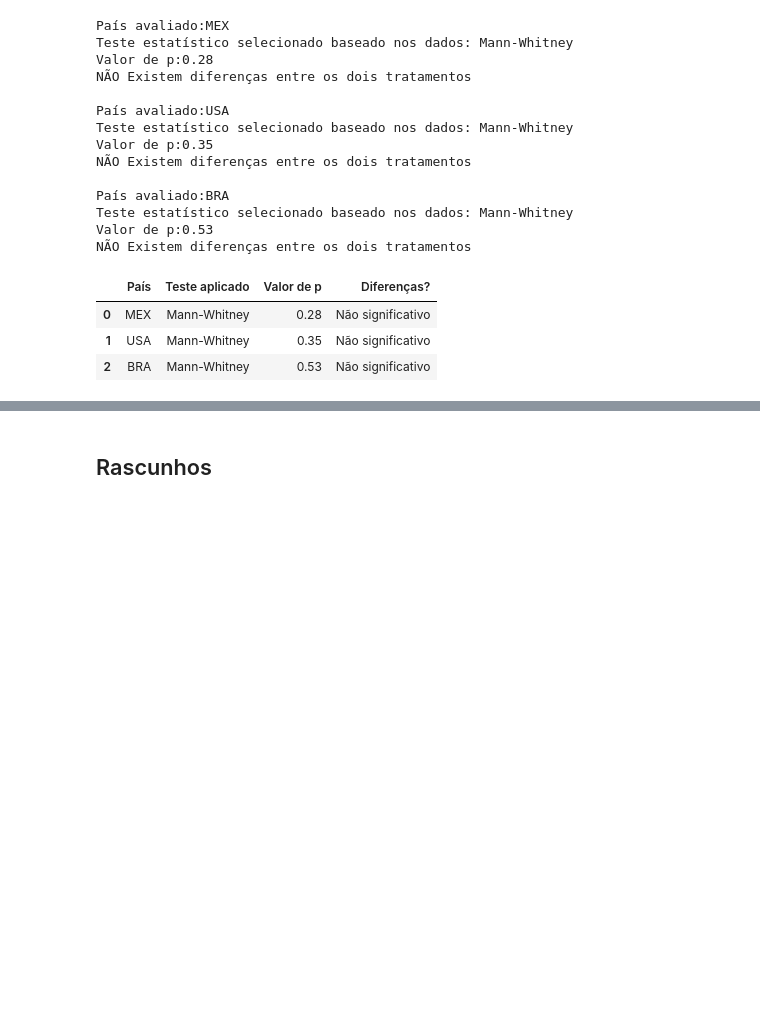
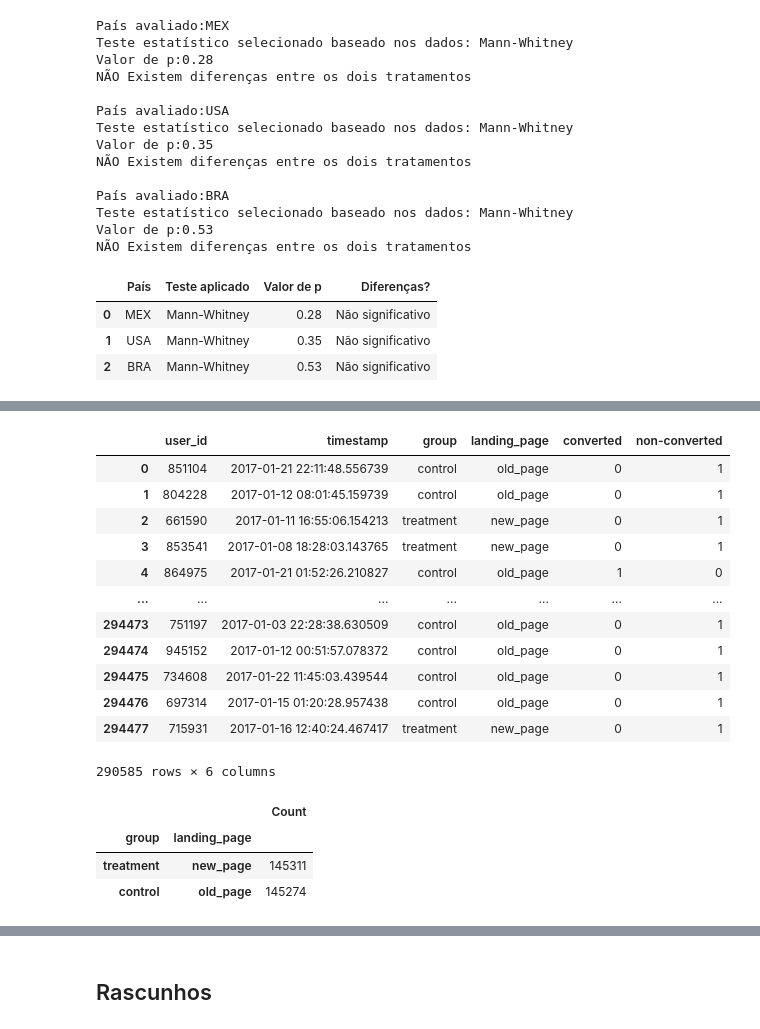
Before and after one commit to GustavoHBDuarte/AB_testing, a Jupyter notebook: A_B_testing.ipynb, the cells around one changed output, grey strips where cells are left out. Saved outputs shown, nothing was run; the diff lists cells and outputs as text; code cells hidden in the pictures; blank space fills up the shorter version.

Commit message:
Data check evaluation finished. Starting sample size calculation.

```diff
--- a/A_B_testing.ipynb
+++ b/A_B_testing.ipynb
@@ -552,0 +552,4 @@ df_results
+# %%
+df = pd.read_csv('/home/gustavo/repos/AB_testing/ab_data.csv')
+
+df
@@ -552,0 +598,6 @@ df_results
+# %%
+# Converting 'timestamp' column to datetime
+
+df['timestamp'] = pd.to_datetime(df['timestamp'])
+
+df['timestamp'].head()
@@ -552,0 +611,6 @@ df_results
+# %%
+# Creating 'non-converted' column
+
+df['non-converted'] = df['converted'].apply(lambda x: 1 if x==0 else 0)
+
+df.head()
@@ -552,0 +635,31 @@ df_results
+# %%
+# There are Control group that received new_page as well as Treatment that received old_page
+## these inconsistencies must be removed
+
+
+df = df[(df['group']=='control') & (df['landing_page']=='old_page') | (df['group']=='treatment') & (df['landing_page']=='new_page')]
+
+df
+# %% [output]
+|  | user_id | timestamp | group | landing_page | converted | non-converted |
+| 0 | 851104 | 2017-01-21 22:11:48.556739 | control | old_page | 0 | 1 |
+| 1 | 804228 | 2017-01-12 08:01:45.159739 | control | old_page | 0 | 1 |
+| 2 | 661590 | 2017-01-11 16:55:06.154213 | treatment | new_page | 0 | 1 |
+| 3 | 853541 | 2017-01-08 18:28:03.143765 | treatment | new_page | 0 | 1 |
+| 4 | 864975 | 2017-01-21 01:52:26.210827 | control | old_page | 1 | 0 |
+| ... | ... | ... | ... | ... | ... | ... |
+| 294473 | 751197 | 2017-01-03 22:28:38.630509 | control | old_page | 0 | 1 |
+| 294474 | 945152 | 2017-01-12 00:51:57.078372 | control | old_page | 0 | 1 |
+| 294475 | 734608 | 2017-01-22 11:45:03.439544 | control | old_page | 0 | 1 |
+| 294476 | 697314 | 2017-01-15 01:20:28.957438 | control | old_page | 0 | 1 |
+| 294477 | 715931 | 2017-01-16 12:40:24.467417 | treatment | new_page | 0 | 1 |
+290585 rows × 6 columns
+# %%
+# Checking it again
+
+pd.DataFrame(df[['group','landing_page']].value_counts()).rename(columns={0:'Count'})
+# %% [output]
+|  |  | Count |
+| group | landing_page |  |
+| treatment | new_page | 145311 |
+| control | old_page | 145274 |
```
Also changed, not shown: parts of 29 cells of this notebook.
